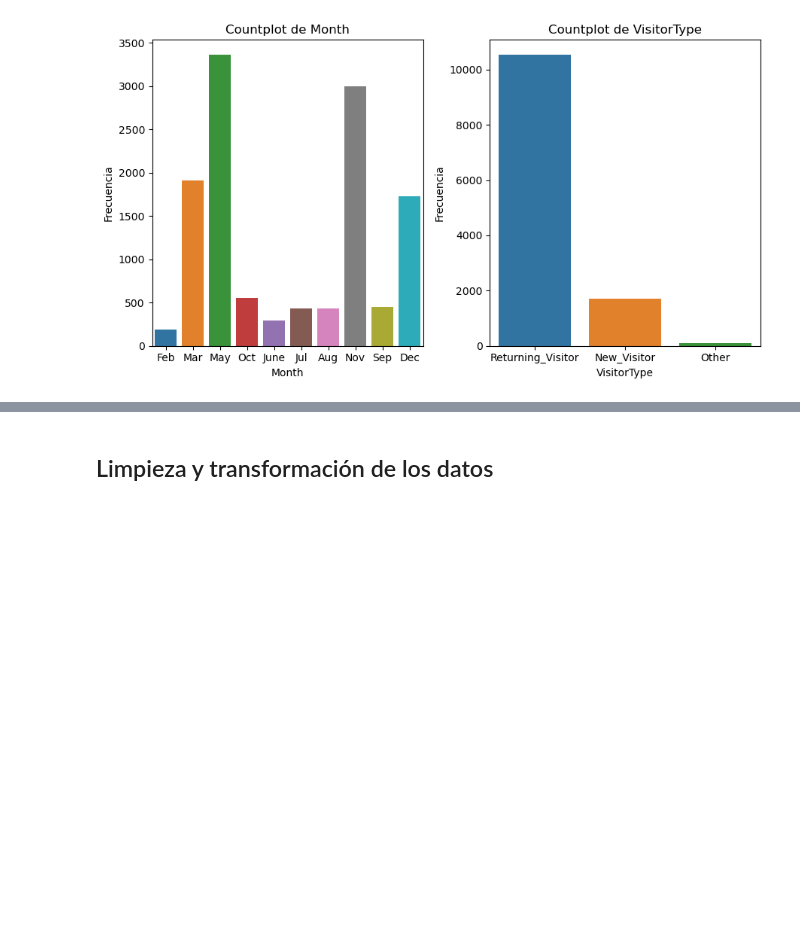
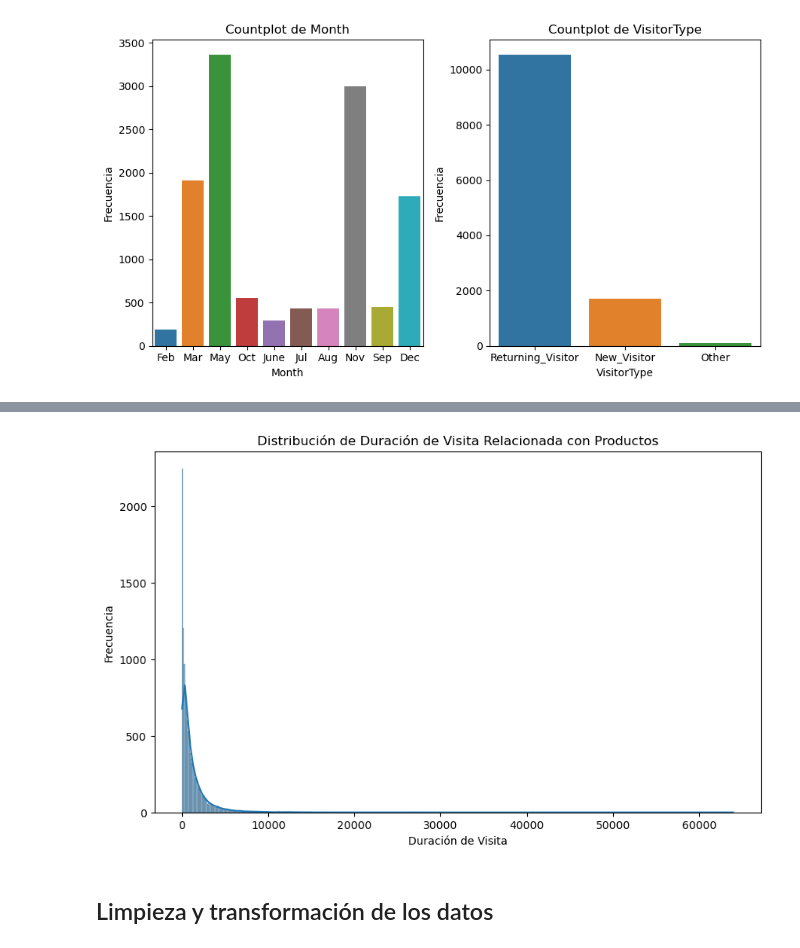
Before and after one commit to osiris-contreras/Osiris-Contreras-Trillos-, a Jupyter notebook: Proyecto modulo 1.1.ipynb, the cells around one changed output, grey strips where cells are left out. Cells and saved outputs as stored; diff of their text form; code cells hidden in the pictures; blank space fills up the shorter version.

```diff
--- a/Proyecto modulo 1.1.ipynb
+++ b/Proyecto modulo 1.1.ipynb
@@ -191,3 +215,13 @@ for i, cat_var in enumerate(cats):
+# %%
+# Gráfico de distribución para la duración de la visita relacionada con productos
+plt.figure(figsize=(10, 6))
+sns.histplot(data=df_original, x='ProductRelated_Duration',palette='PuBu', kde=True)
+plt.title('Distribución de Duración de Visita Relacionada con Productos')
+plt.xlabel('Duración de Visita')
+plt.ylabel('Frecuencia')
+plt.show()
+# %% [output]
+[figure, added]
 # %% [markdown]
 ## Limpieza y transformación de los datos
 # %%
```
Also changed, not shown: parts of 20 cells of this notebook.
